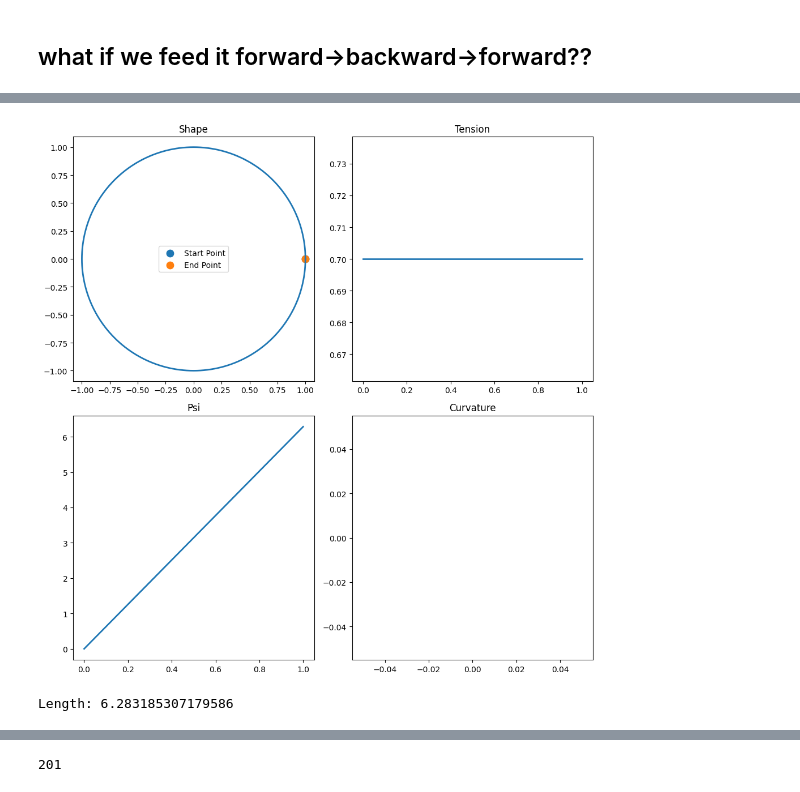
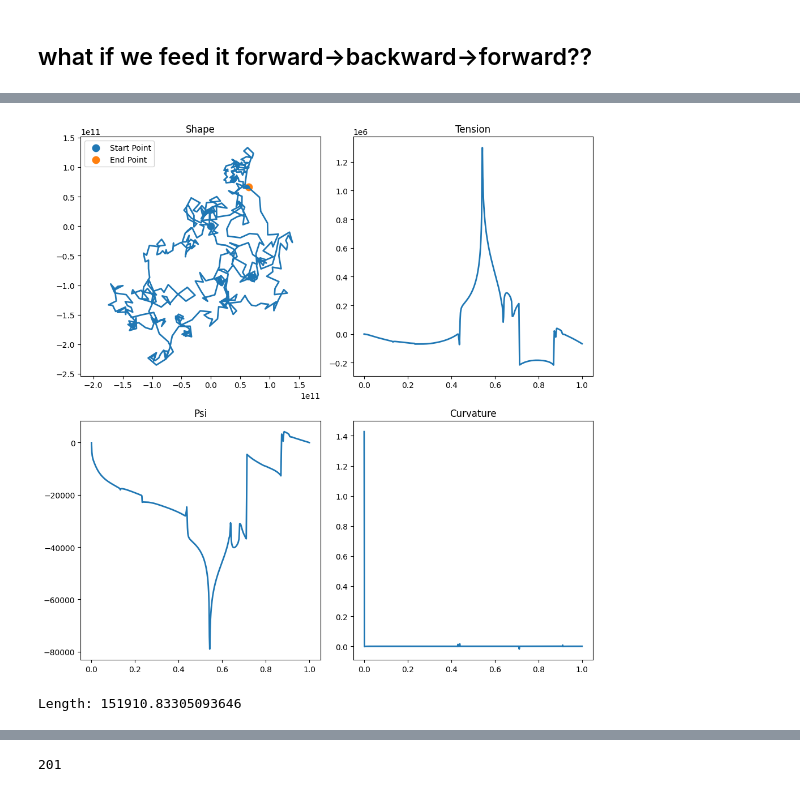
Before and after one commit to HappyTurtle99/master-proj-cell-shp-mechanics, a Jupyter notebook: forward_backward.ipynb, the cells around one changed output, grey strips where cells are left out. Drawn from its saved outputs; the diff is of its cells as text; code cells hidden in the pictures.

```diff
--- a/forward_backward.ipynb
+++ b/forward_backward.ipynb
@@ -158,18 +231,17 @@ Length: 4.378110765676011
 # %%
 from helper_functions import *
 
 N = len(curve)
 
 curve_copy = curve.copy()
 sigmas, ms = backward_solver(curve_copy, L, N, 0.00001)
 tns = sint.cumulative_trapezoid(ms, dx=1, initial=0)
-tns = np.append(tns, tns[-1])
 
 sol = forward_solver(tns=tns)
-curve = sol.y[2:4]
+reconstructed_curve = sol.y[2:4]
 curvature = sol.y[0:2]
 L = sol.y[4, 0]
-curve = curve.T[:-1]
+reconstructed_curve = reconstructed_curve.T[:-1]
 # %% [output]
-[figure, old version]
+[figure, new version]
-Length: 6.283185307179586
+Length: 151910.83305093646
```
Also changed, not shown: parts of 7 cells of this notebook, 3 other files.
